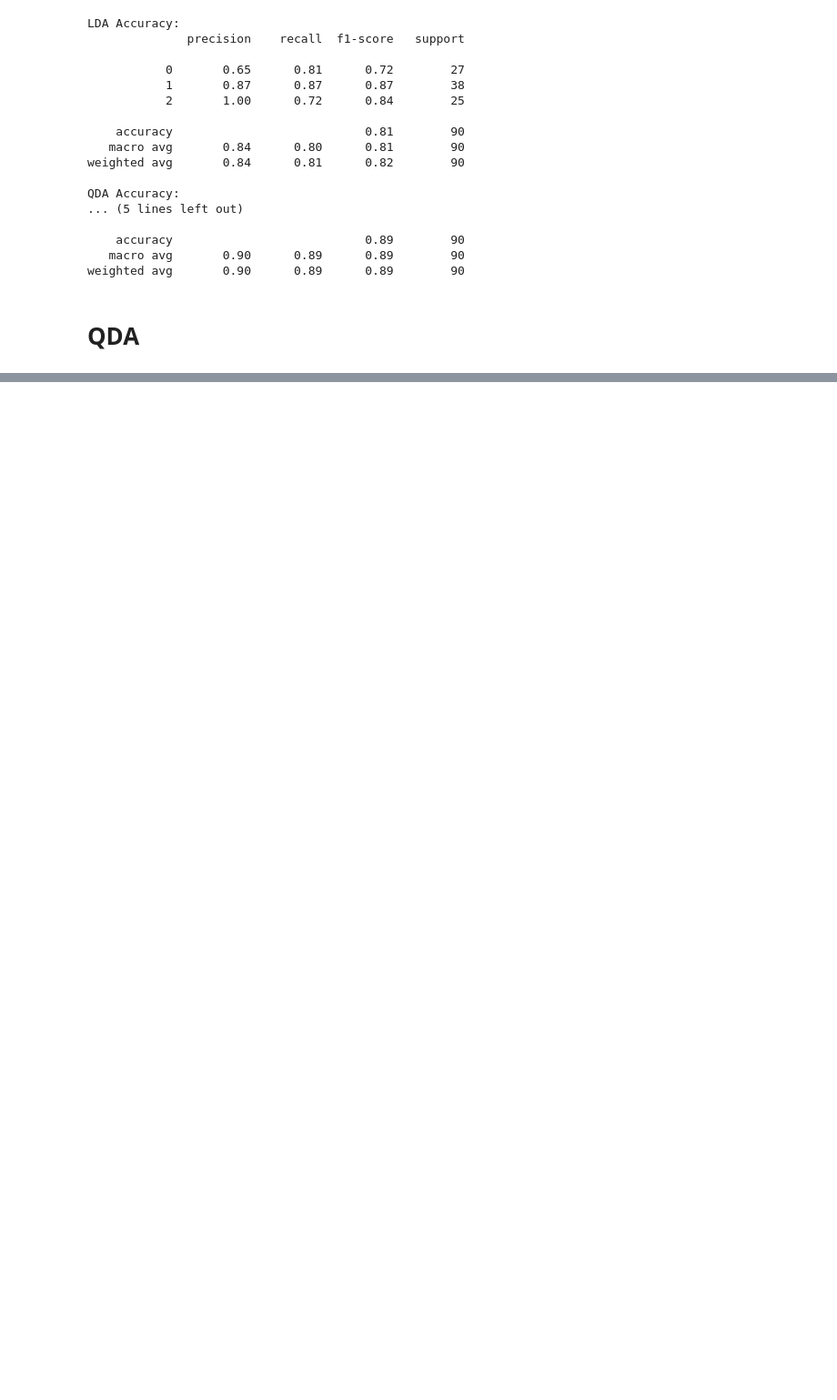
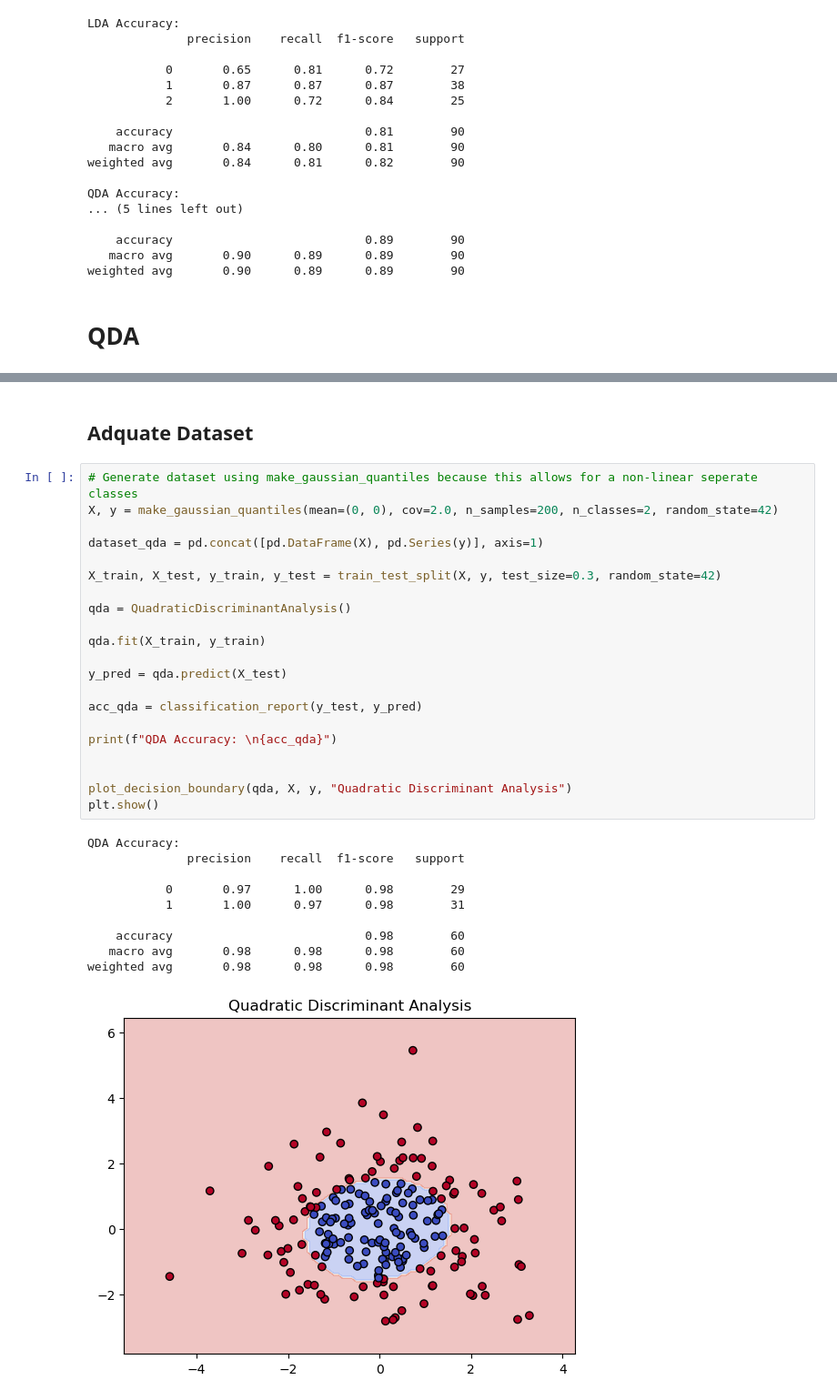
Before and after one commit to RodriCouto/ML_na_previsao_do_tempo_de_internato, a Jupyter notebook: castro.ipynb, the cells around one changed output, grey strips where cells are left out. Shown at 91% size. Drawn from its saved outputs; the diff is of its cells as text; blank space fills up the shorter version.

```diff
--- a/castro.ipynb
+++ b/castro.ipynb
@@ -265,0 +199,34 @@ weighted avg       0.98      0.98      0.98        60
+# %% [markdown]
+## Adquate Dataset
+# %%
+# Generate dataset using make_gaussian_quantiles because this allows for a non-linear seperate classes
+X, y = make_gaussian_quantiles(mean=(0, 0), cov=2.0, n_samples=200, n_classes=2, random_state=42)
+
+dataset_qda = pd.concat([pd.DataFrame(X), pd.Series(y)], axis=1)
+
+X_train, X_test, y_train, y_test = train_test_split(X, y, test_size=0.3, random_state=42)
+
+qda = QuadraticDiscriminantAnalysis()
+
+qda.fit(X_train, y_train)
+
+y_pred = qda.predict(X_test)
+
+acc_qda = classification_report(y_test, y_pred)
+
+print(f"QDA Accuracy: \n{acc_qda}")
+
+
+plot_decision_boundary(qda, X, y, "Quadratic Discriminant Analysis")
+plt.show()
+# %% [output]
+QDA Accuracy:
+              precision    recall  f1-score   support
+
+           0       0.97      1.00      0.98        29
+           1       1.00      0.97      0.98        31
+
+    accuracy                           0.98        60
+   macro avg       0.98      0.98      0.98        60
+weighted avg       0.98      0.98      0.98        60
+[figure, added]
```
Also changed, not shown: parts of 9 cells of this notebook.
